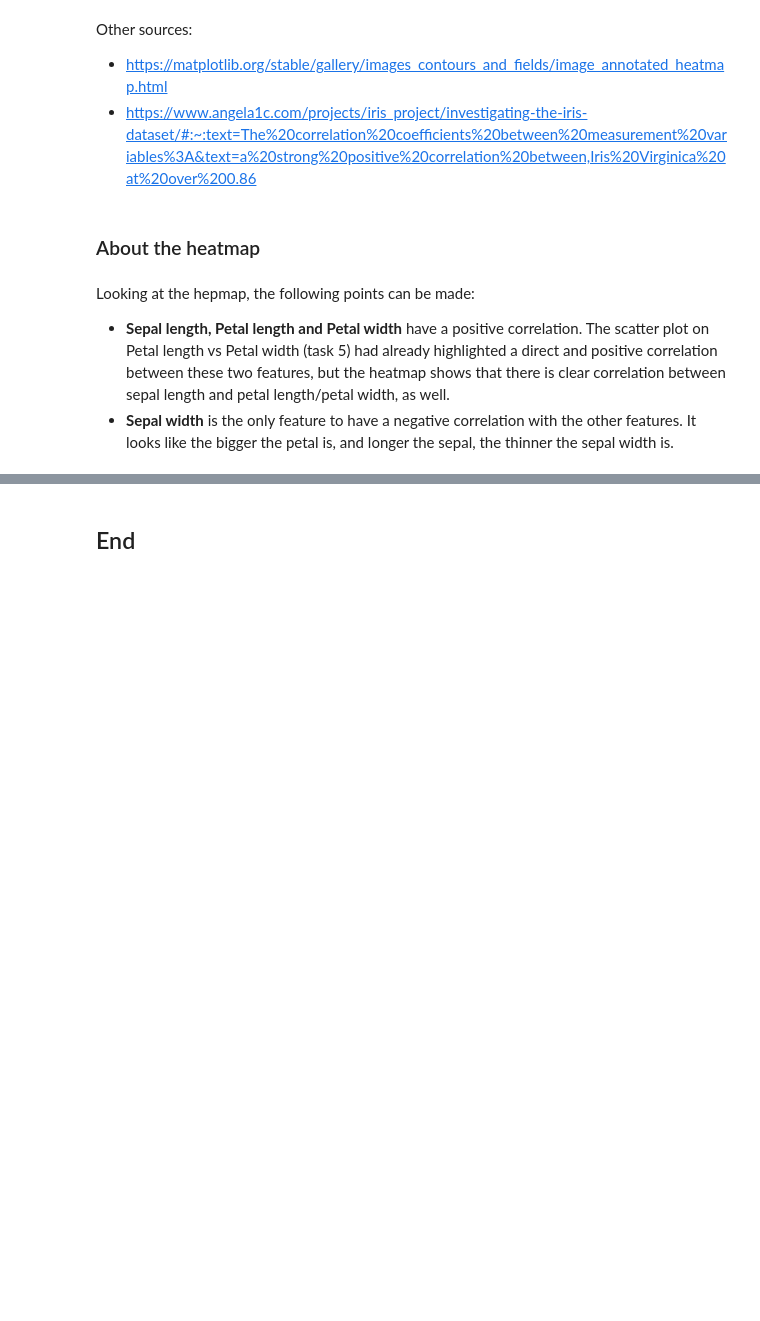
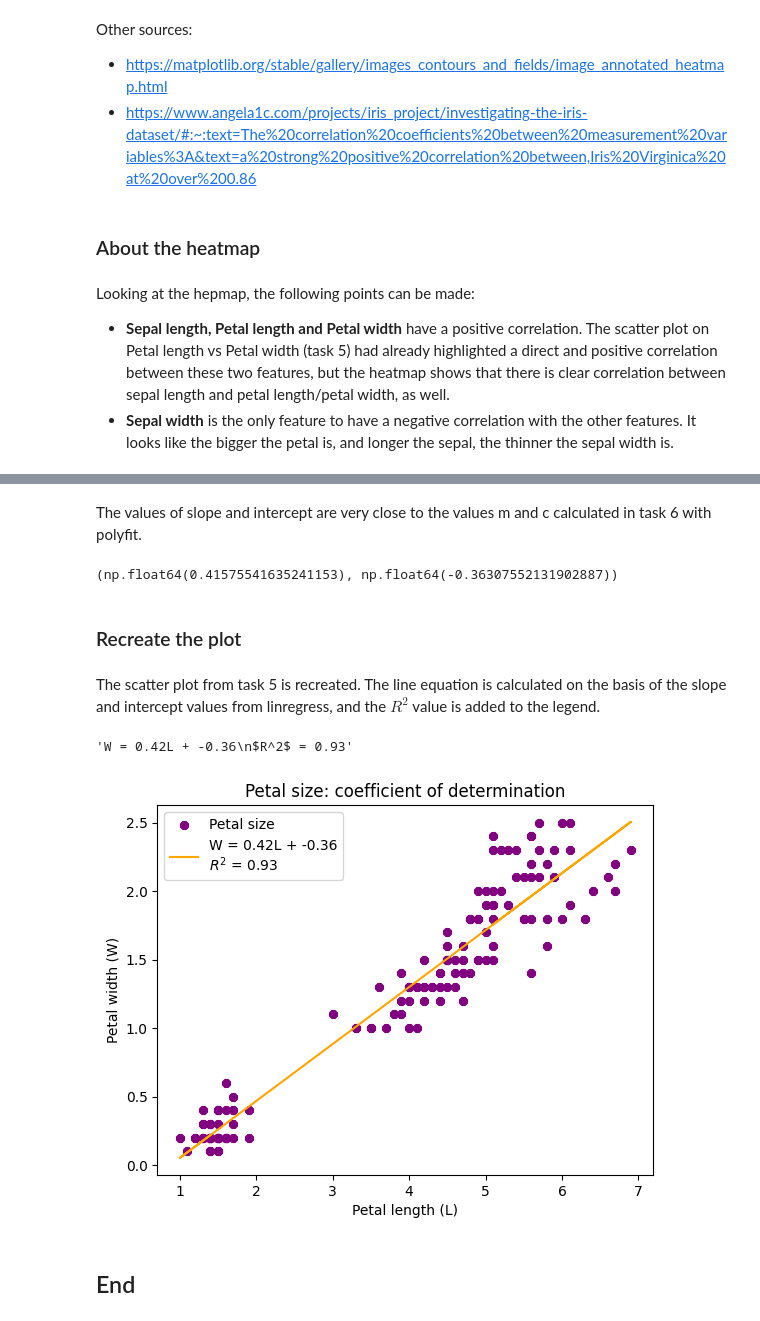
Before and after one commit to irenecelebrin/principles_of_data_analytics, a Jupyter notebook: tasks.ipynb, the cells around one changed output, grey strips where cells are left out. Drawn from its saved outputs; the diff is of its cells as text; code cells hidden in the pictures; blank space fills up the shorter version.

Commit message:
task 9

```diff
--- a/tasks.ipynb
+++ b/tasks.ipynb
@@ -708,0 +721,5 @@ Looking at the hepmap, the following points can be made:
+# %%
+# Use linregress
+res = sp.stats.linregress(petal_length, petal_width)
+
+res
@@ -709,2 +743,37 @@ Looking at the hepmap, the following points can be made:
+# %% [markdown]
+The values of slope and intercept are very close to the values m and c calculated in task 6 with polyfit.
+# %%
+# Re-view m and c
+m, c
+# %% [output]
+(np.float64(0.41575541635241153), np.float64(-0.36307552131902887))
+# %% [markdown]
+### Recreate the plot
+# %% [markdown]
+The scatter plot from task 5 is recreated. The line equation is calculated on the basis of the slope and intercept values from linregress, and the $R^2$ value is added to the legend.
+# %%
+# Calculate line equation
+line_equation = f'W = {res.slope:.2f}L + {res.intercept:.2f}\n$R^2$ = {res.rvalue**2:.2f}'
+
+line_equation
+# %% [output]
+'W = 0.42L + -0.36\n$R^2$ = 0.93'
+# %%
+# Recreate the scatter plot
+fig, ax = plt.subplots()
+
+# plot the data -- classes are not differentiated
+scatter = ax.scatter(petal_length,petal_width, c='purple', marker='8', label = 'Petal size')
+ax.set_xlabel('Petal length (L)')
+ax.set_ylabel('Petal width (W)')
+ax.set_title('Petal size: coefficient of determination')
+
+line = ax.plot(petal_length, res.slope * petal_length + res.intercept, color='orange', label = line_equation);
+
+ax.legend()
+
+plt.show()
+# %% [output]
+[figure, added]
 # %% [markdown]
 ## End
```
Also changed, not shown: parts of 11 cells of this notebook.
